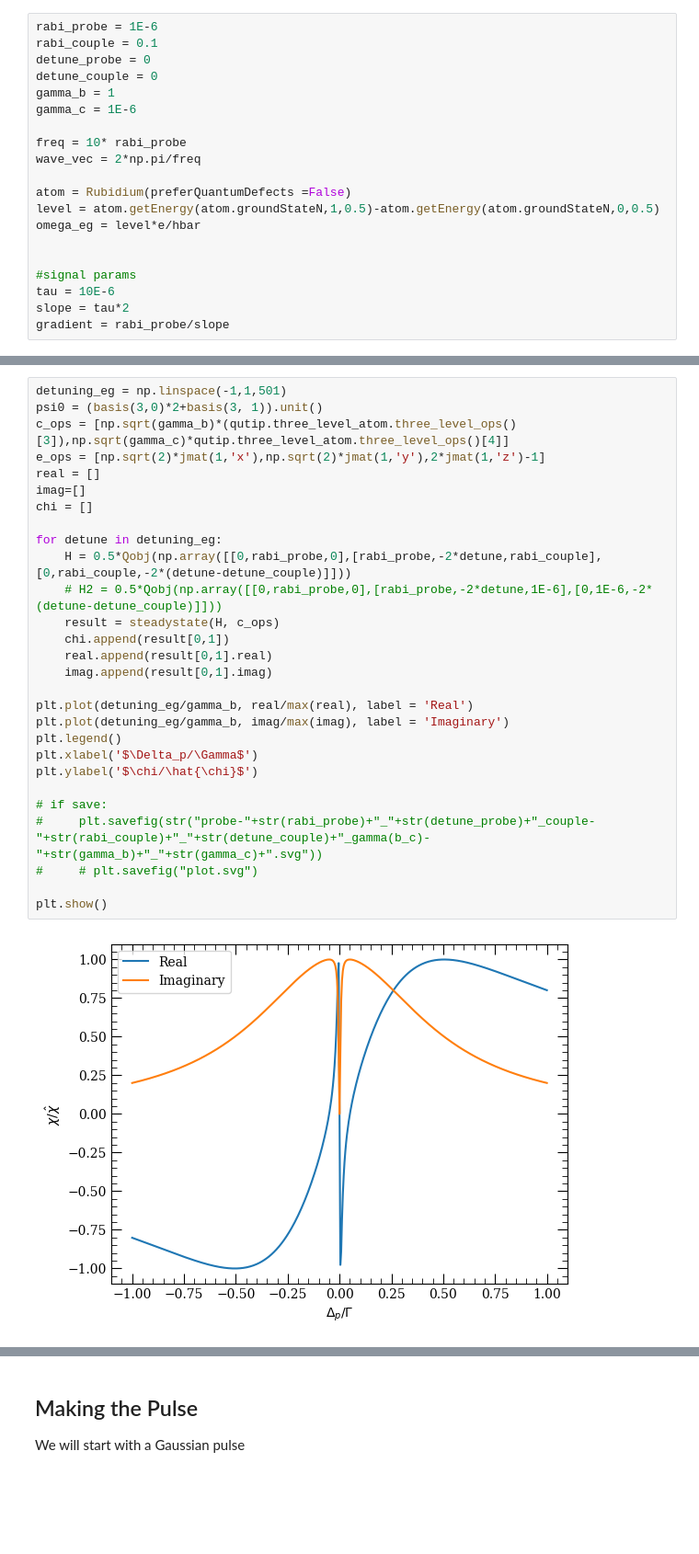
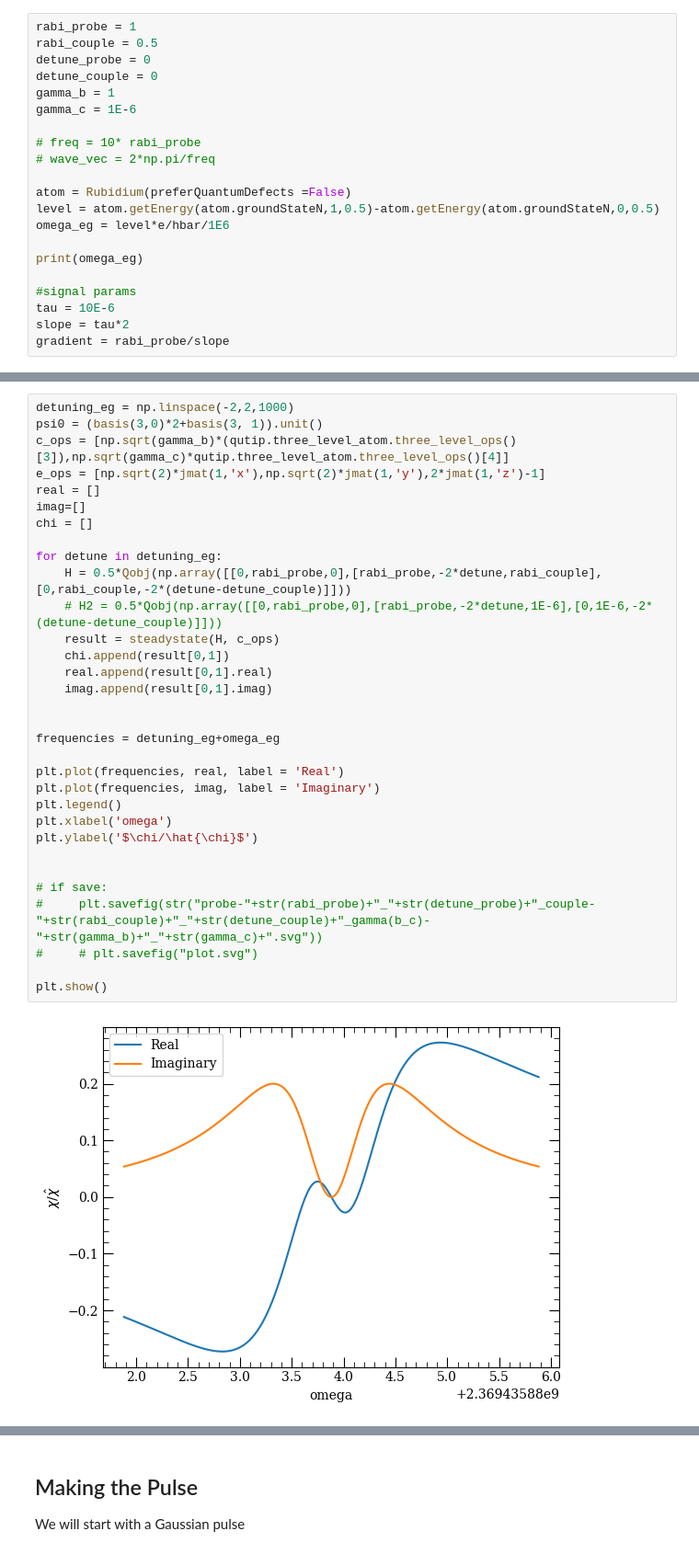
Before and after one commit to asaunders-uob/Rydberg, a Jupyter notebook: PyCode/Pulses of light.ipynb, the cells around one changed output, grey strips where cells are left out. Shown at 92% size. Drawn from its saved outputs; the diff is of its cells as text; blank space fills up the shorter version.

```diff
--- a/PyCode/Pulses of light.ipynb
+++ b/PyCode/Pulses of light.ipynb
@@ -22,18 +118,19 @@ from scipy.fft import fft, ifft, fftfreq, irfft
 # %%
-rabi_probe = 1E-6
-rabi_couple = 0.1
+rabi_probe = 1
+rabi_couple = 0.5
 detune_probe = 0
 detune_couple = 0
 gamma_b = 1
 gamma_c = 1E-6
 
-freq = 10* rabi_probe
-wave_vec = 2*np.pi/freq
+# freq = 10* rabi_probe
+# wave_vec = 2*np.pi/freq
 
 atom = Rubidium(preferQuantumDefects =False)
 level = atom.getEnergy(atom.groundStateN,1,0.5)-atom.getEnergy(atom.groundStateN,0,0.5)
-omega_eg = level*e/hbar
+omega_eg = level*e/hbar/1E6
 
+print(omega_eg)
 
 #signal params
 tau = 10E-6
@@ -42,30 +141,34 @@ gradient = rabi_probe/slope
 # %%
-detuning_eg = np.linspace(-1,1,501)
+detuning_eg = np.linspace(-2,2,1000)
 psi0 = (basis(3,0)*2+basis(3, 1)).unit()
 c_ops = [np.sqrt(gamma_b)*(qutip.three_level_atom.three_level_ops()[3]),np.sqrt(gamma_c)*qutip.three_level_atom.three_level_ops()[4]]
 e_ops = [np.sqrt(2)*jmat(1,'x'),np.sqrt(2)*jmat(1,'y'),2*jmat(1,'z')-1]
 real = []
 imag=[]
 chi = []
 
 for detune in detuning_eg:
     H = 0.5*Qobj(np.array([[0,rabi_probe,0],[rabi_probe,-2*detune,rabi_couple],[0,rabi_couple,-2*(detune-detune_couple)]]))
     # H2 = 0.5*Qobj(np.array([[0,rabi_probe,0],[rabi_probe,-2*detune,1E-6],[0,1E-6,-2*(detune-detune_couple)]]))
     result = steadystate(H, c_ops)
     chi.append(result[0,1])
     real.append(result[0,1].real)
     imag.append(result[0,1].imag)
 
-plt.plot(detuning_eg/gamma_b, real/max(real), label = 'Real')
-plt.plot(detuning_eg/gamma_b, imag/max(imag), label = 'Imaginary')
+
+frequencies = detuning_eg+omega_eg
+
+plt.plot(frequencies, real, label = 'Real')
+plt.plot(frequencies, imag, label = 'Imaginary')
 plt.legend()
-plt.xlabel('$\Delta_p/\Gamma$')
+plt.xlabel('omega')
 plt.ylabel('$\chi/\hat{\chi}$')
+
 
 # if save:
 #     plt.savefig(str("probe-"+str(rabi_probe)+"_"+str(detune_probe)+"_couple-"+str(rabi_couple)+"_"+str(detune_couple)+"_gamma(b_c)-"+str(gamma_b)+"_"+str(gamma_c)+".svg"))
 #     # plt.savefig("plot.svg")
 
 plt.show()
 # %% [output]
-[figure, old version]
+[figure, new version]
```
Also changed, not shown: parts of 28 cells of this notebook, 1 other file.
